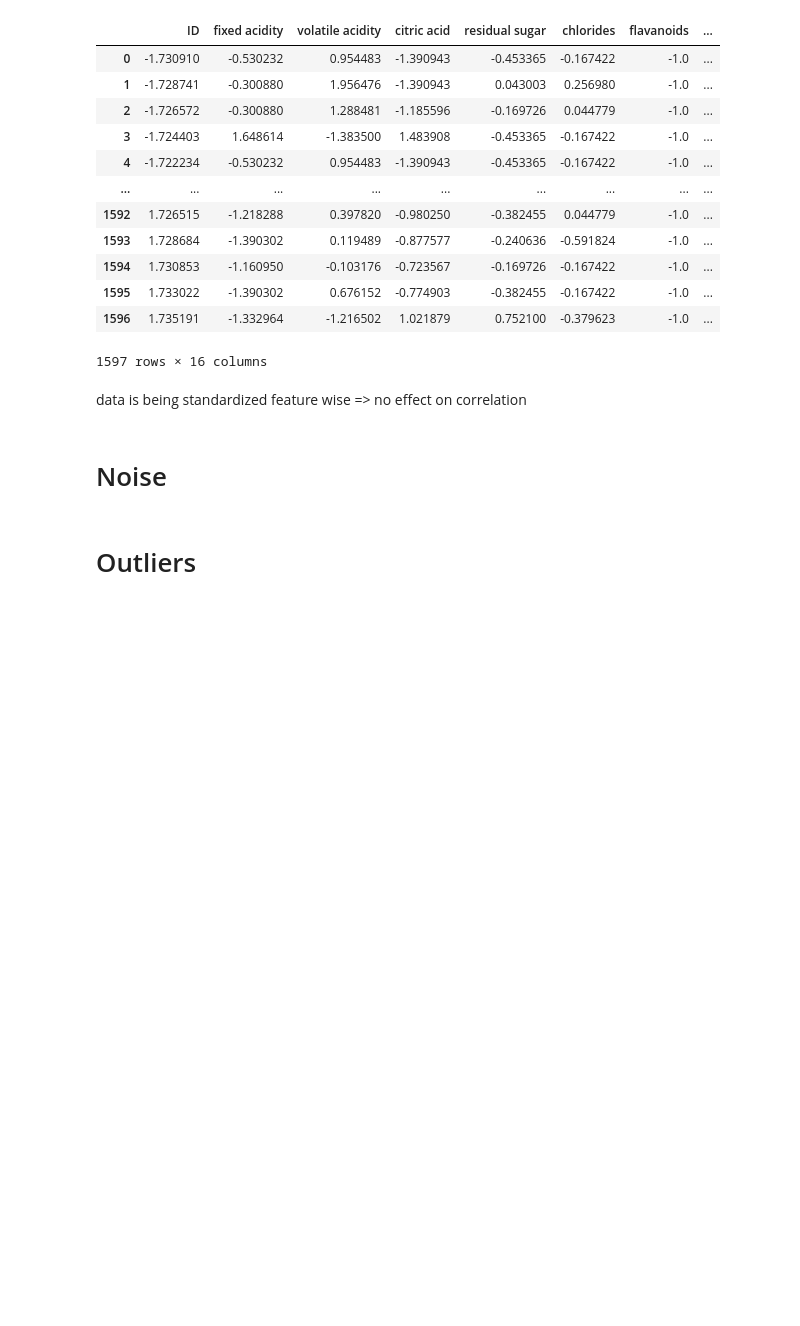
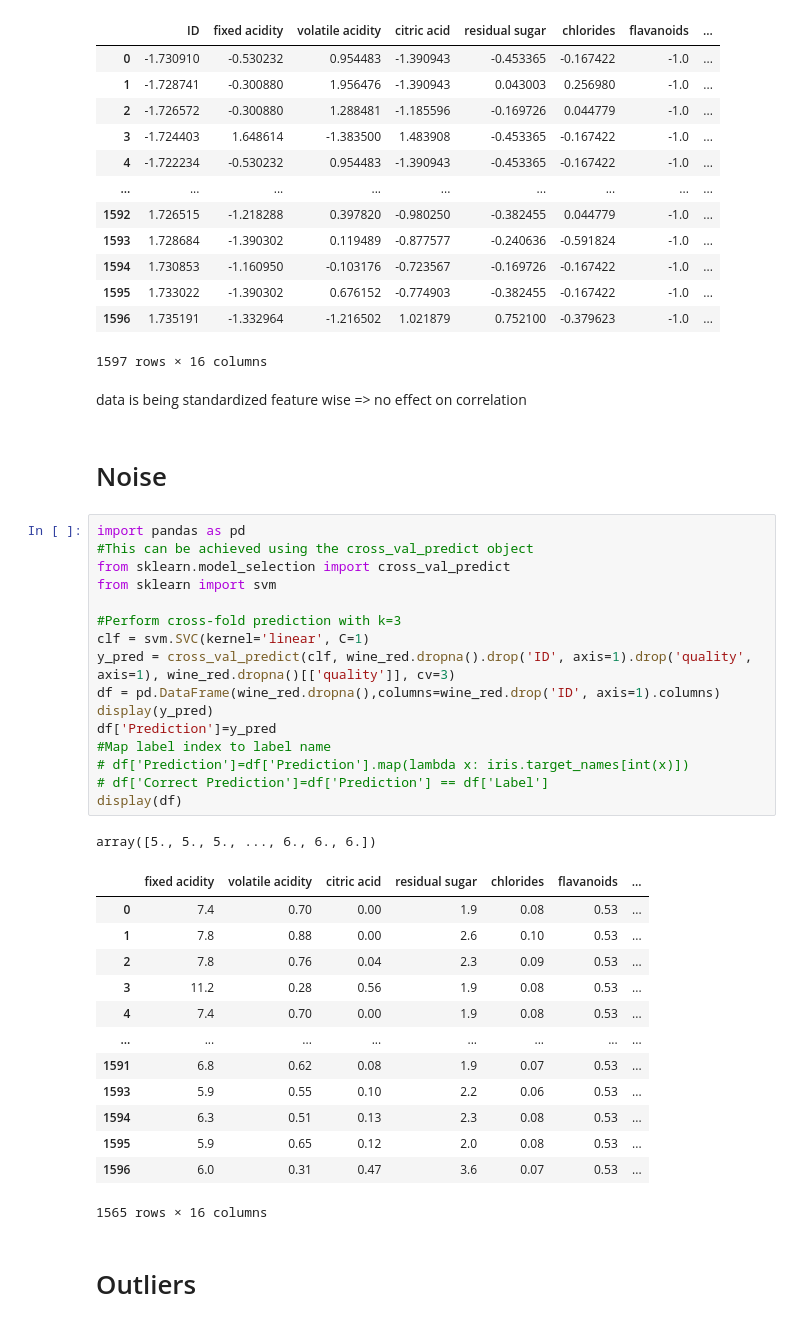
Before and after one commit to proohit/trends-in-ds-team1, a Jupyter notebook: data_quality_issues.ipynb, the cells around one changed output. Cells and saved outputs as stored; diff of their text form; blank space fills up the shorter version.

Commit message:
wine red noise + outlier

```diff
--- a/data_quality_issues.ipynb
+++ b/data_quality_issues.ipynb
@@ -126,5 +126,36 @@ display(wine_red_standardized)
 data is being standardized feature wise => no effect on correlation
 # %% [markdown]
 # Noise
+# %%
+import pandas as pd
+#This can be achieved using the cross_val_predict object
+from sklearn.model_selection import cross_val_predict
+from sklearn import svm
+
+#Perform cross-fold prediction with k=3
+clf = svm.SVC(kernel='linear', C=1)
+y_pred = cross_val_predict(clf, wine_red.dropna().drop('ID', axis=1).drop('quality', axis=1), wine_red.dropna()[['quality']], cv=3)
+df = pd.DataFrame(wine_red.dropna(),columns=wine_red.drop('ID', axis=1).columns)
+display(y_pred)
+df['Prediction']=y_pred
+#Map label index to label name
+# df['Prediction']=df['Prediction'].map(lambda x: iris.target_names[int(x)])
+# df['Correct Prediction']=df['Prediction'] == df['Label']
+display(df)
+# %% [output]
+array([5., 5., 5., ..., 6., 6., 6.])
+|  | fixed acidity | volatile acidity | citric acid | residual sugar | chlorides | flavanoids | ... |
+| 0 | 7.4 | 0.70 | 0.00 | 1.9 | 0.08 | 0.53 | ... |
+| 1 | 7.8 | 0.88 | 0.00 | 2.6 | 0.10 | 0.53 | ... |
+| 2 | 7.8 | 0.76 | 0.04 | 2.3 | 0.09 | 0.53 | ... |
+| 3 | 11.2 | 0.28 | 0.56 | 1.9 | 0.08 | 0.53 | ... |
+| 4 | 7.4 | 0.70 | 0.00 | 1.9 | 0.08 | 0.53 | ... |
+| ... | ... | ... | ... | ... | ... | ... | ... |
+| 1591 | 6.8 | 0.62 | 0.08 | 1.9 | 0.07 | 0.53 | ... |
+| 1593 | 5.9 | 0.55 | 0.10 | 2.2 | 0.06 | 0.53 | ... |
+| 1594 | 6.3 | 0.51 | 0.13 | 2.3 | 0.08 | 0.53 | ... |
+| 1595 | 5.9 | 0.65 | 0.12 | 2.0 | 0.08 | 0.53 | ... |
+| 1596 | 6.0 | 0.31 | 0.47 | 3.6 | 0.07 | 0.53 | ... |
+1565 rows × 16 columns
 # %% [markdown]
 # Outliers
```
Also changed, not shown: parts of 2 cells of this notebook.
